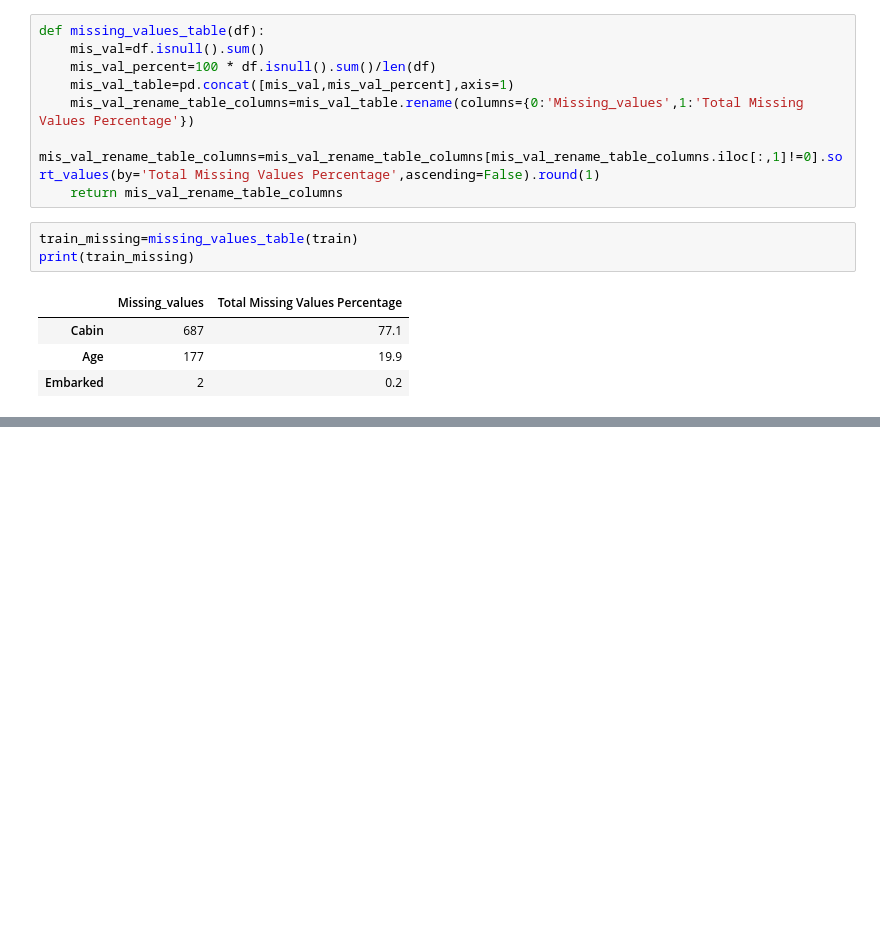
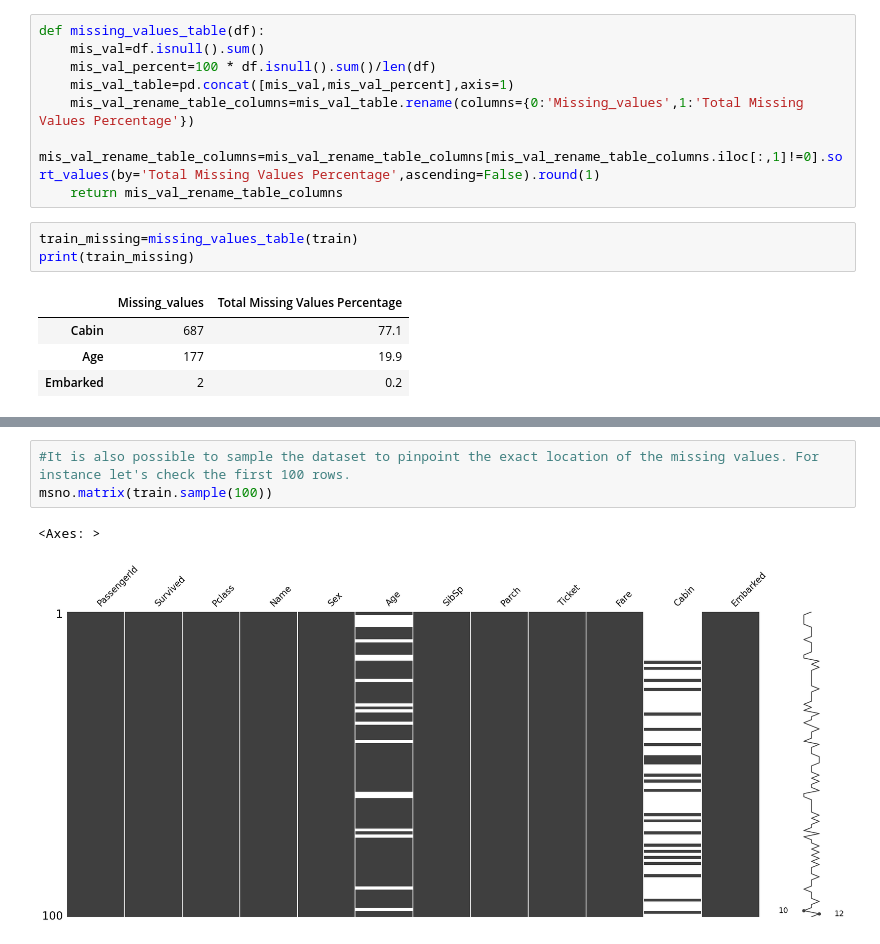
Before and after one commit to manishbhatia7/kaggle, a Jupyter notebook: input/Tutorials/Handling Missing Values.ipynb, the cells around one changed output, grey strips where cells are left out. Saved outputs shown, nothing was run; the diff lists cells and outputs as text; blank space fills up the shorter version.

```diff
--- a/input/Tutorials/Handling Missing Values.ipynb
+++ b/input/Tutorials/Handling Missing Values.ipynb
@@ -49,0 +71,6 @@ print(train_missing)
+# %%
+#It is also possible to sample the dataset to pinpoint the exact location of the missing values. For instance let's check the first 100 rows.
+msno.matrix(train.sample(100))
+# %% [output]
+<Axes: >
+[figure, added]
```
Also changed, not shown: parts of 10 cells of this notebook.
